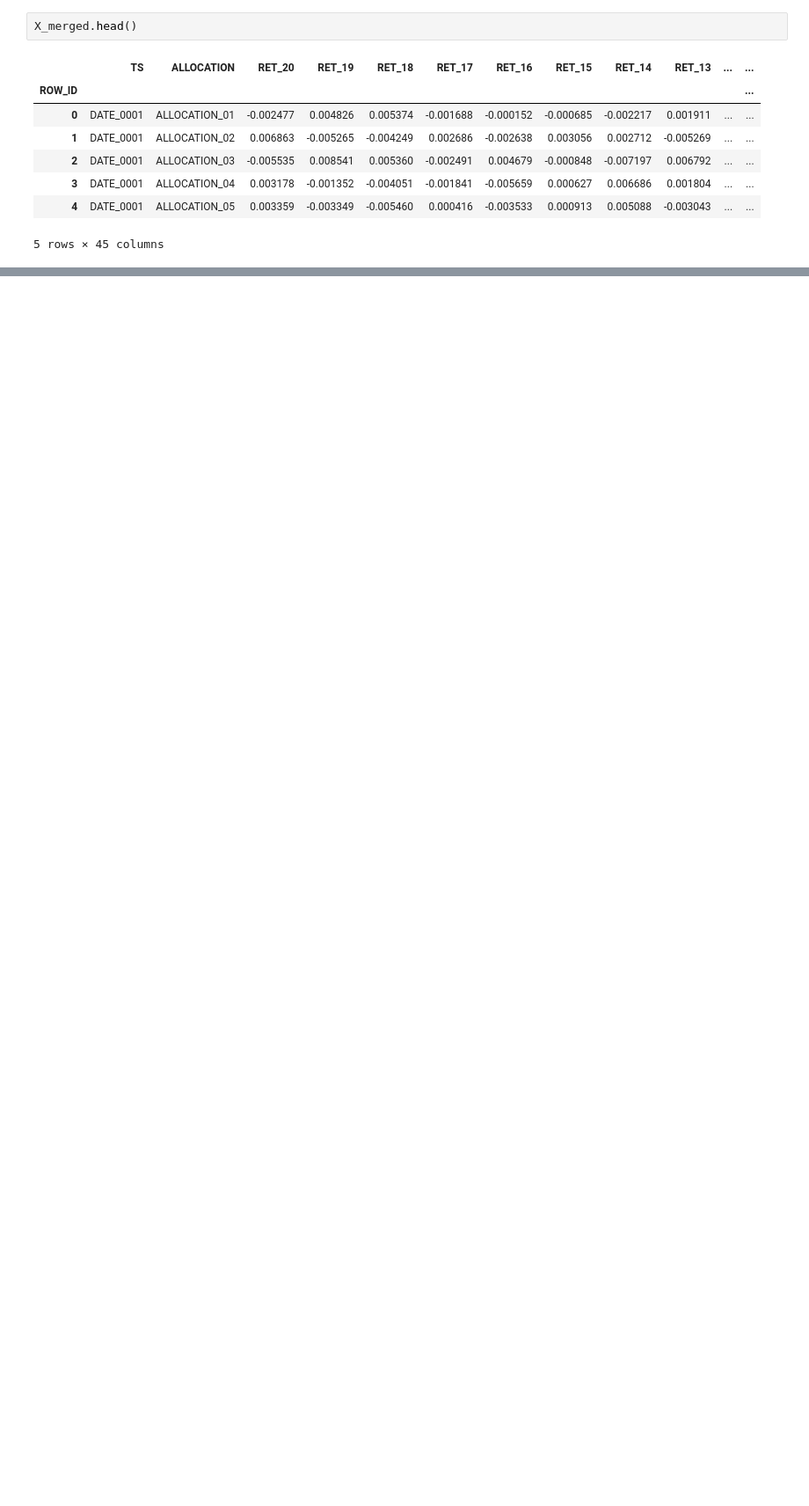
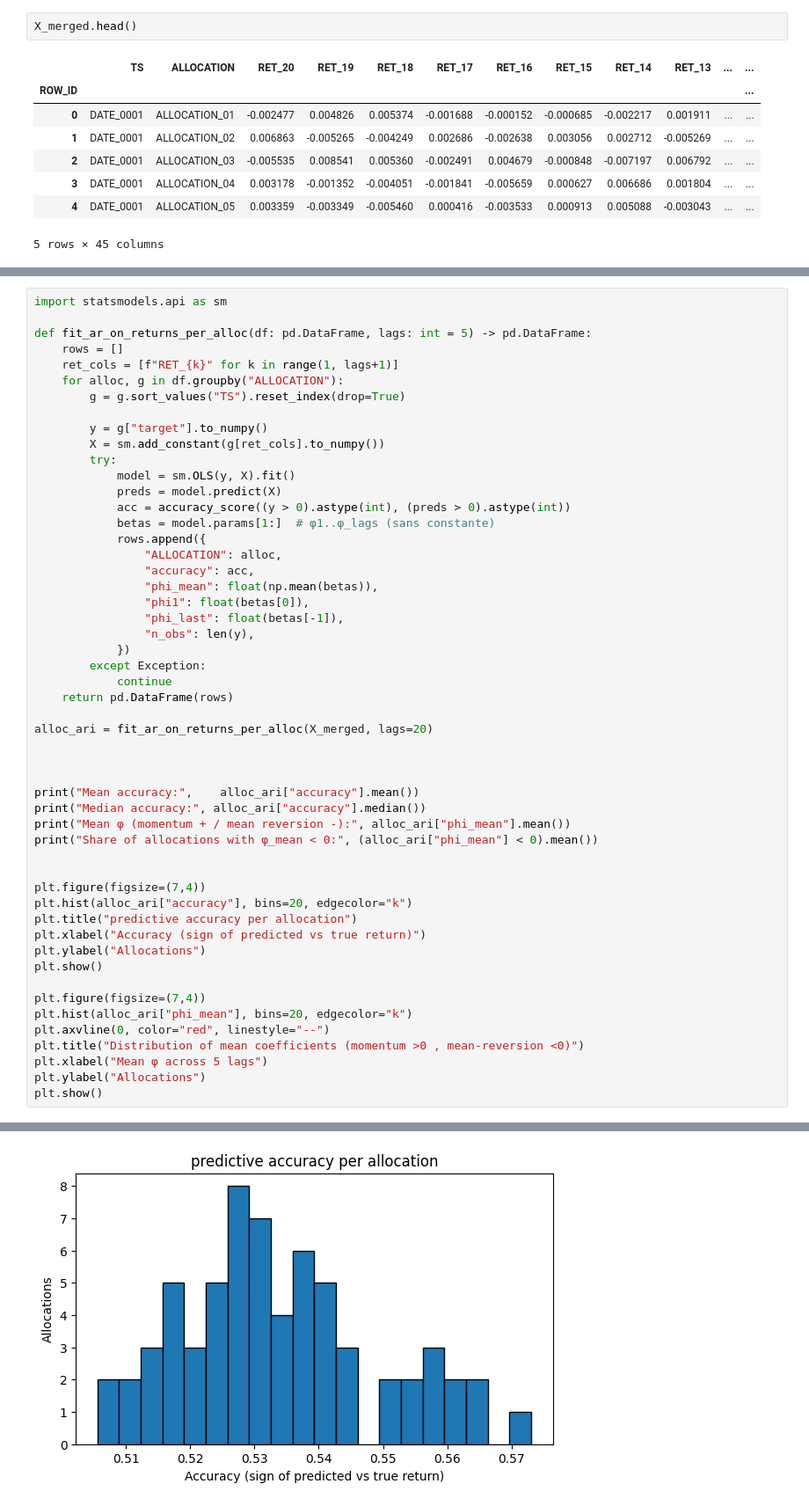
Before and after one commit to albertoconador/QRT_kaggle_10_25, a Jupyter notebook: explore.ipynb, the cells around one changed output, grey strips where cells are left out. Shown at 88% size. Drawn from its saved outputs; the diff is of its cells as text; blank space fills up the shorter version.

```diff
--- a/explore.ipynb
+++ b/explore.ipynb
@@ -311,0 +316,53 @@ Share of allocations with φ_mean < 0: 0.5692307692307692
+# %%
+import statsmodels.api as sm
+
+def fit_ar_on_returns_per_alloc(df: pd.DataFrame, lags: int = 5) -> pd.DataFrame:
+    rows = []
+    ret_cols = [f"RET_{k}" for k in range(1, lags+1)]
+    for alloc, g in df.groupby("ALLOCATION"):
+        g = g.sort_values("TS").reset_index(drop=True)
+
+        y = g["target"].to_numpy()
+        X = sm.add_constant(g[ret_cols].to_numpy())
+        try:
+            model = sm.OLS(y, X).fit()
+            preds = model.predict(X)
+            acc = accuracy_score((y > 0).astype(int), (preds > 0).astype(int))
+            betas = model.params[1:]  # φ1..φ_lags (sans constante)
+            rows.append({
+                "ALLOCATION": alloc,
+                "accuracy": acc,
+                "phi_mean": float(np.mean(betas)),
+                "phi1": float(betas[0]),
+                "phi_last": float(betas[-1]),
+                "n_obs": len(y),
+            })
+        except Exception:
+            continue
+    return pd.DataFrame(rows)
+
+alloc_ari = fit_ar_on_returns_per_alloc(X_merged, lags=20)
+
+
+
+print("Mean accuracy:",    alloc_ari["accuracy"].mean())
+print("Median accuracy:", alloc_ari["accuracy"].median())
+print("Mean φ (momentum + / mean reversion -):", alloc_ari["phi_mean"].mean())
+print("Share of allocations with φ_mean < 0:", (alloc_ari["phi_mean"] < 0).mean())
+
+
+plt.figure(figsize=(7,4))
+plt.hist(alloc_ari["accuracy"], bins=20, edgecolor="k")
+plt.title("predictive accuracy per allocation")
+plt.xlabel("Accuracy (sign of predicted vs true return)")
+plt.ylabel("Allocations")
+plt.show()
+
+plt.figure(figsize=(7,4))
+plt.hist(alloc_ari["phi_mean"], bins=20, edgecolor="k")
+plt.axvline(0, color="red", linestyle="--")
+plt.title("Distribution of mean coefficients (momentum >0 , mean-reversion <0)")
+plt.xlabel("Mean φ across 5 lags")
+plt.ylabel("Allocations")
+plt.show()
+# %% [output]
@@ -311,0 +373 @@ Share of allocations with φ_mean < 0: 0.5692307692307692
+[figure, added]
```
Also changed, not shown: parts of 12 cells of this notebook, 4 other files.
